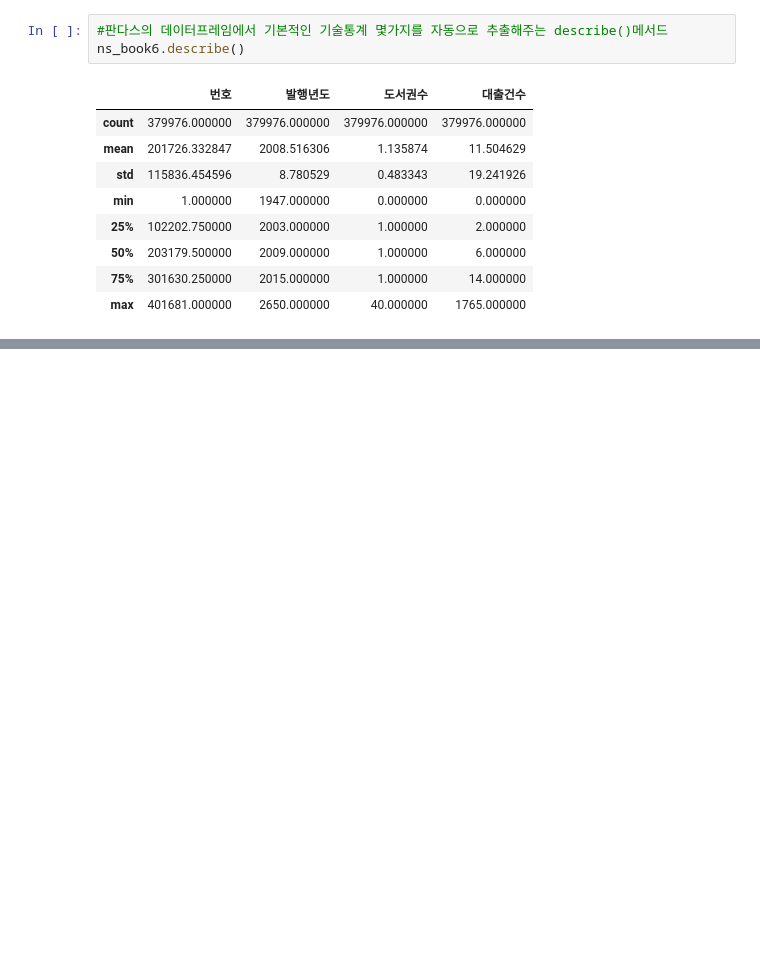
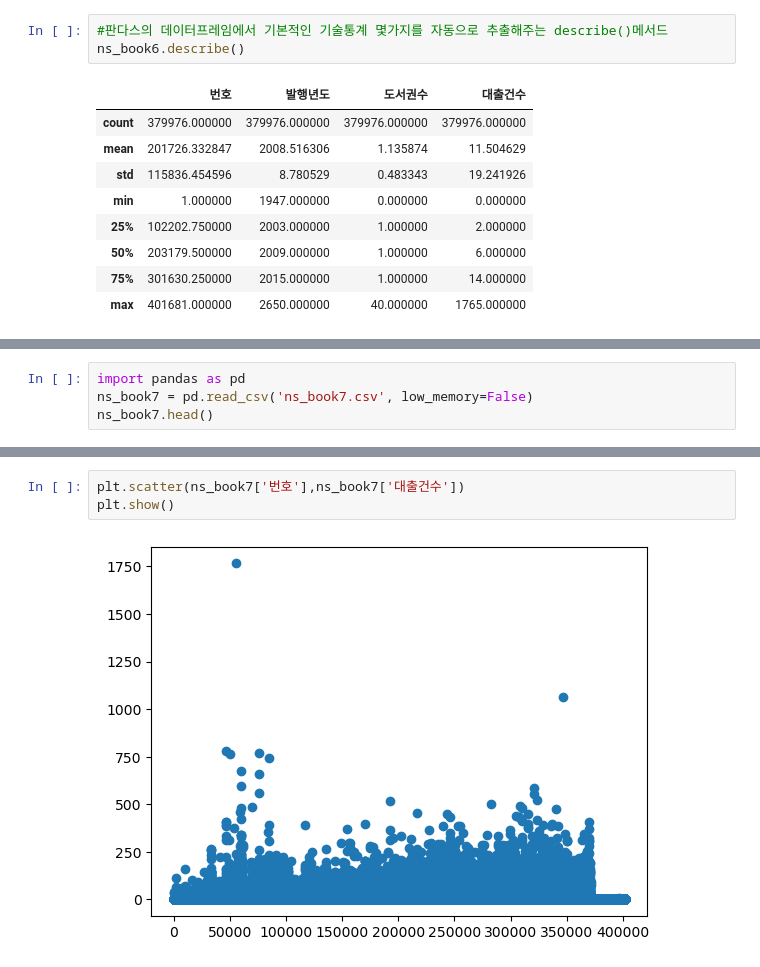
Before and after one commit to yoon0718/kepco, a Jupyter notebook: 09.13_data_summary.ipynb, the cells around one changed output, grey strips where cells are left out. Saved outputs shown, nothing was run; the diff lists cells and outputs as text; blank space fills up the shorter version.

```diff
--- a/09.13_data_summary.ipynb
+++ b/09.13_data_summary.ipynb
@@ -32,0 +130,4 @@ ns_book6.describe()
+# %%
+import pandas as pd
+ns_book7 = pd.read_csv('ns_book7.csv', low_memory=False)
+ns_book7.head()
@@ -32,0 +150,5 @@ ns_book6.describe()
+# %%
+plt.scatter(ns_book7['번호'],ns_book7['대출건수'])
+plt.show()
+# %% [output]
+[figure, added]
```
Also changed, not shown: parts of 37 cells of this notebook.
